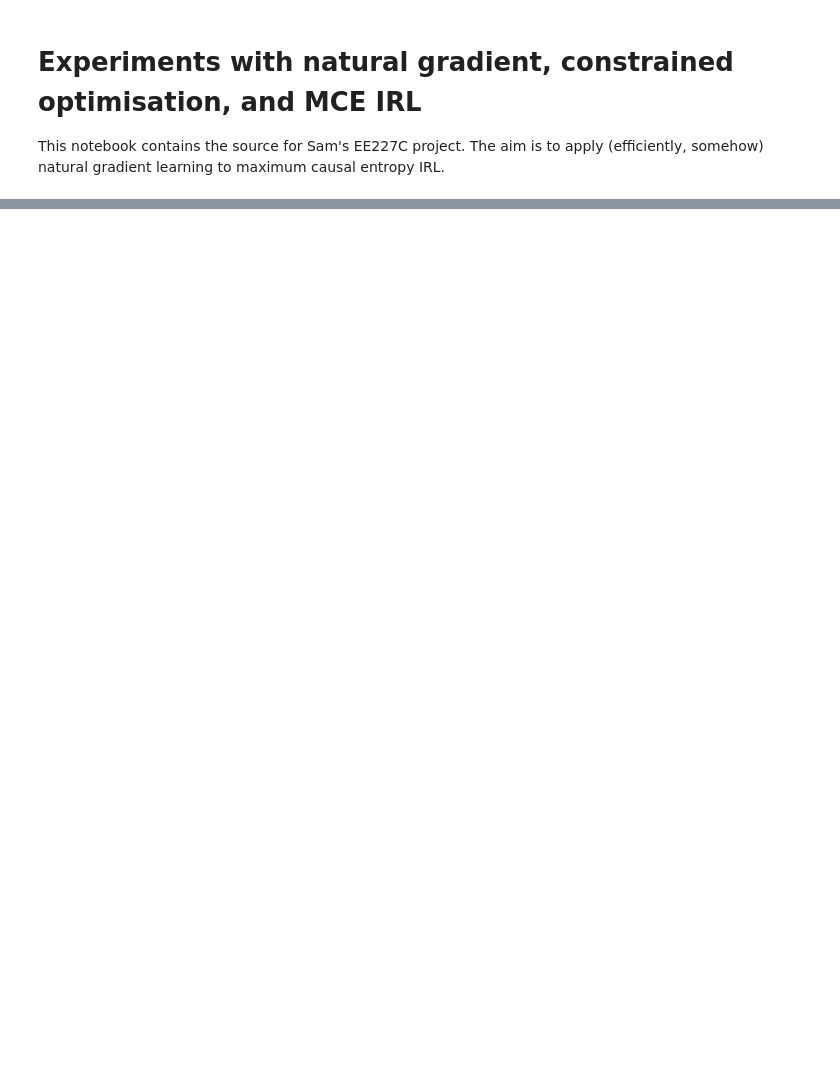
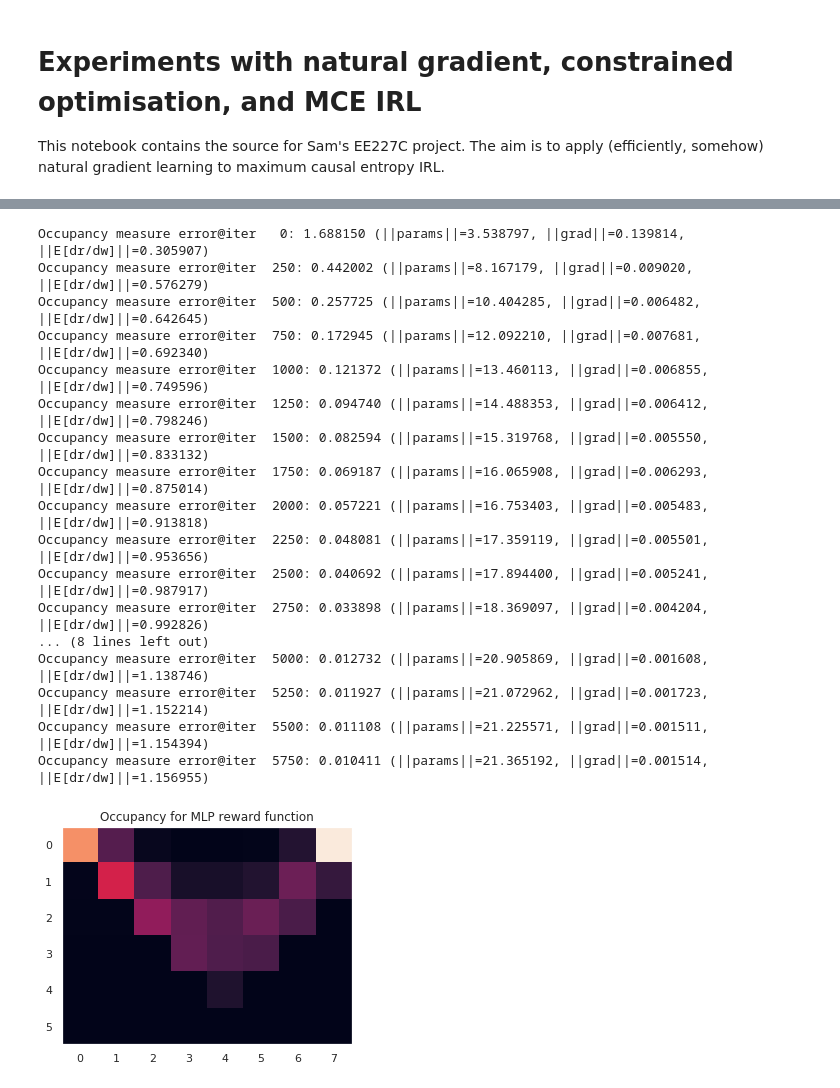
Before and after one commit to ymetz/imitation, a Jupyter notebook: notebooks/natural-mce-irl.ipynb, the cells around one changed output, grey strips where cells are left out. Saved outputs shown, nothing was run; the diff lists cells and outputs as text; code cells hidden in the pictures; blank space fills up the shorter version.

```diff
--- a/notebooks/natural-mce-irl.ipynb
+++ b/notebooks/natural-mce-irl.ipynb
@@ -75,0 +127,27 @@ final_weights
+# %%
+rmodel = tirl.MLPRewardModel(obs_dim, [1024,], activation='Relu')
+opt = tirl.AMSGrad(rmodel, alpha=1e-3)
+final_weights, D_fake_mlp = tirl.maxent_irl(
+    mdp, opt, rmodel, D, linf_eps=1e-2, print_interval=250)
+mdp.draw_value_vec(D_fake_mlp)
+plt.title("Occupancy for MLP reward function")
+plt.show()
+# %% [output]
+Occupancy measure error@iter   0: 1.688150 (||params||=3.538797, ||grad||=0.139814, ||E[dr/dw]||=0.305907)
+Occupancy measure error@iter  250: 0.442002 (||params||=8.167179, ||grad||=0.009020, ||E[dr/dw]||=0.576279)
+Occupancy measure error@iter  500: 0.257725 (||params||=10.404285, ||grad||=0.006482, ||E[dr/dw]||=0.642645)
+Occupancy measure error@iter  750: 0.172945 (||params||=12.092210, ||grad||=0.007681, ||E[dr/dw]||=0.692340)
+Occupancy measure error@iter  1000: 0.121372 (||params||=13.460113, ||grad||=0.006855, ||E[dr/dw]||=0.749596)
+Occupancy measure error@iter  1250: 0.094740 (||params||=14.488353, ||grad||=0.006412, ||E[dr/dw]||=0.798246)
+Occupancy measure error@iter  1500: 0.082594 (||params||=15.319768, ||grad||=0.005550, ||E[dr/dw]||=0.833132)
+Occupancy measure error@iter  1750: 0.069187 (||params||=16.065908, ||grad||=0.006293, ||E[dr/dw]||=0.875014)
+Occupancy measure error@iter  2000: 0.057221 (||params||=16.753403, ||grad||=0.005483, ||E[dr/dw]||=0.913818)
+Occupancy measure error@iter  2250: 0.048081 (||params||=17.359119, ||grad||=0.005501, ||E[dr/dw]||=0.953656)
+Occupancy measure error@iter  2500: 0.040692 (||params||=17.894400, ||grad||=0.005241, ||E[dr/dw]||=0.987917)
+Occupancy measure error@iter  2750: 0.033898 (||params||=18.369097, ||grad||=0.004204, ||E[dr/dw]||=0.992826)
+... (8 lines left out)
+Occupancy measure error@iter  5000: 0.012732 (||params||=20.905869, ||grad||=0.001608, ||E[dr/dw]||=1.138746)
+Occupancy measure error@iter  5250: 0.011927 (||params||=21.072962, ||grad||=0.001723, ||E[dr/dw]||=1.152214)
+Occupancy measure error@iter  5500: 0.011108 (||params||=21.225571, ||grad||=0.001511, ||E[dr/dw]||=1.154394)
+Occupancy measure error@iter  5750: 0.010411 (||params||=21.365192, ||grad||=0.001514, ||E[dr/dw]||=1.156955)
+[figure, added]
```
Also changed, not shown: parts of 17 cells of this notebook, 2 other files.
